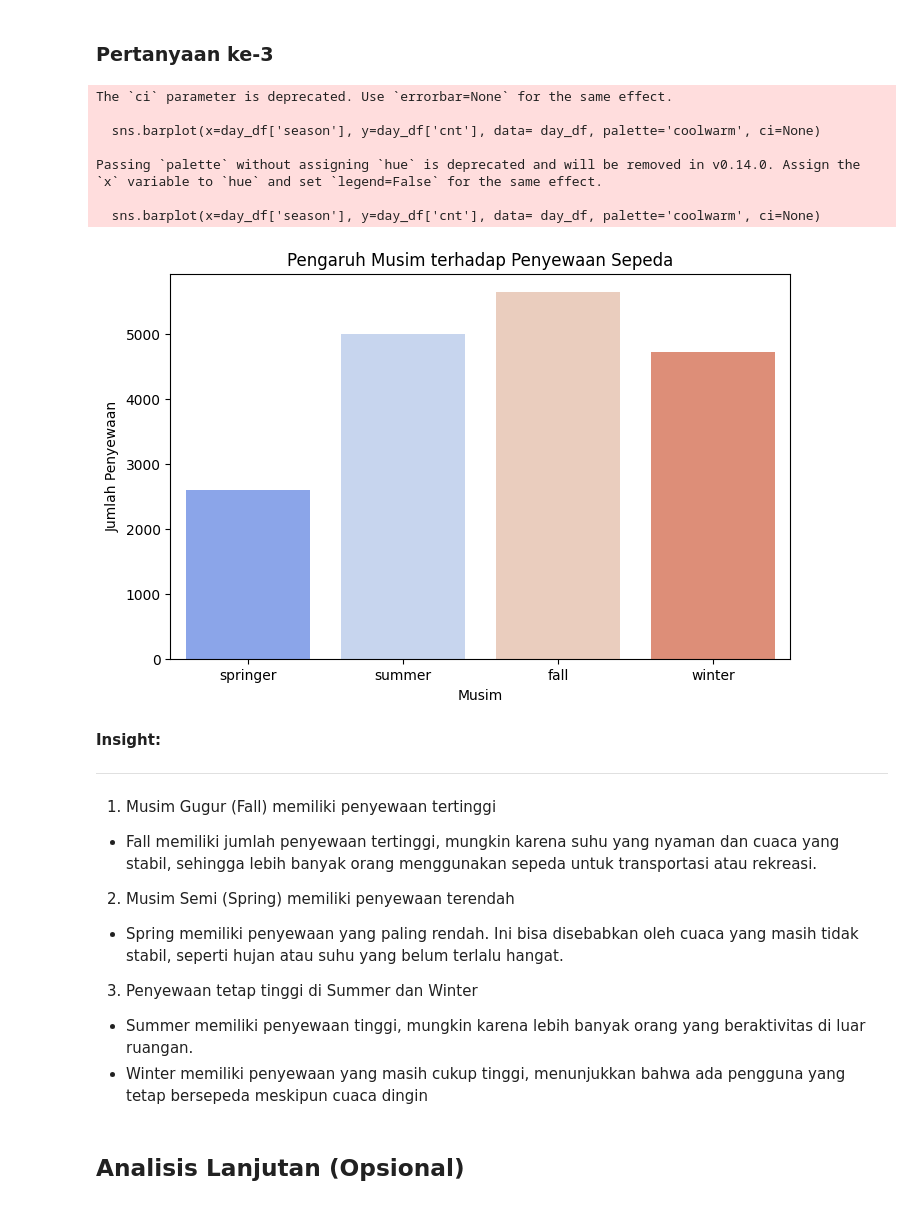
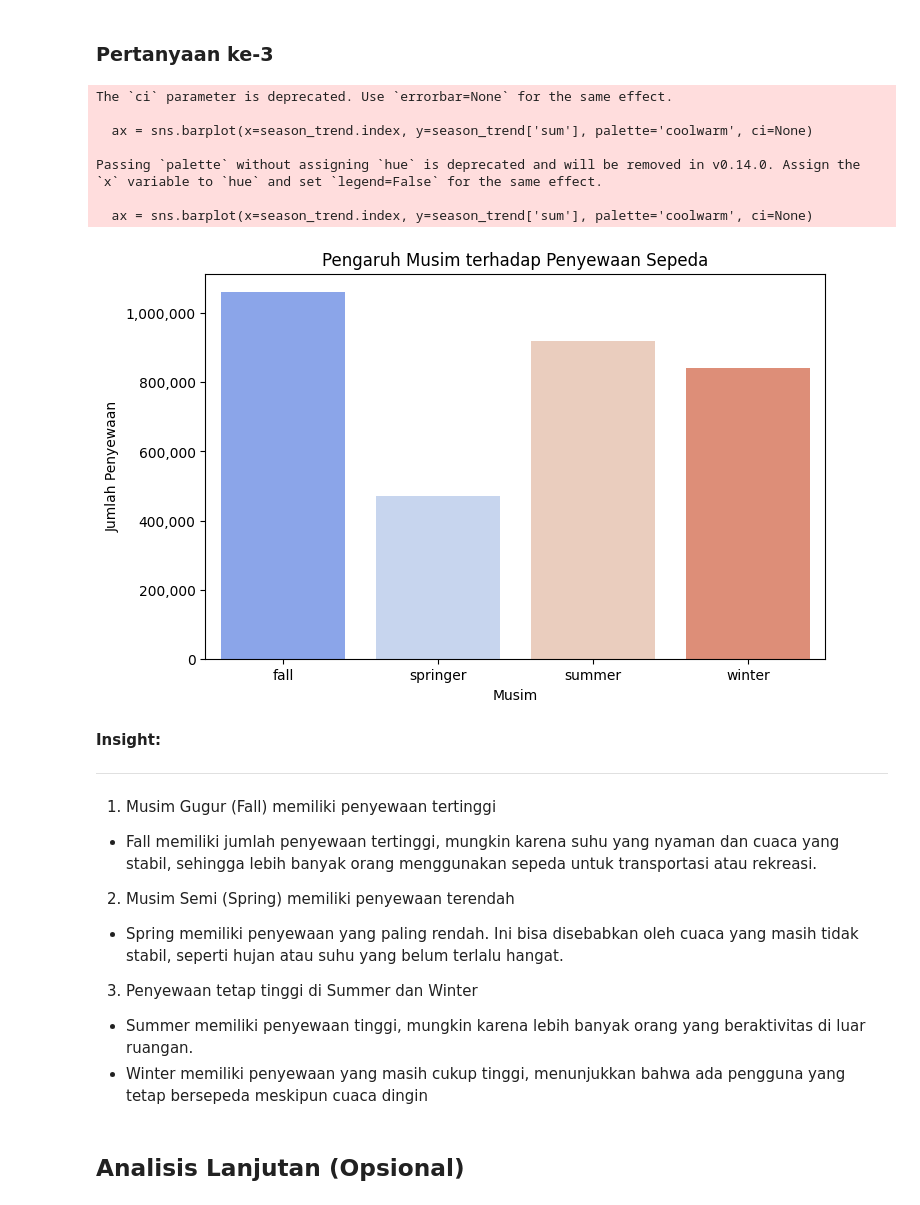
Before and after one commit to FadhlanDza1/Analysis-Data_-biker-Sharing_dicoding, a Jupyter notebook: Proyek_Analisis_Data.ipynb, the cells around one changed output. Drawn from its saved outputs; the diff is of its cells as text; code cells hidden in the pictures.

```diff
--- a/Proyek_Analisis_Data.ipynb
+++ b/Proyek_Analisis_Data.ipynb
@@ -161,17 +164,21 @@ weather_map = {
     4: 'Heavy_rainsnow'
 }
 day_df['weathersit'] = day_df['weathersit'].map(weather_map)
-# %%
-def classify_humidity(humidity):
-    if humidity < 45:
-        return "Terlalu kering"
-    elif humidity >= 45 and humidity < 65:
-        return "Ideal"
-    else:
-        return "Terlalu Lembab"
-
-
-day_df["humidity_category"] = day_df["hum"].apply(classify_humidity)
+# %%
+#Transformasi Data
+montly_map = {1: 'Jan',
+              2: 'Feb',
+              3: 'Mar',
+              4: 'Apr',
+              5: 'May',
+              6: 'Jun',
+                7: 'Jul',
+              8: 'Aug',
+              9: 'Sep',
+              10: 'Oct',
+              11: 'Nov',
+              12: 'Dec'}
+day_df['mnth'] = day_df['mnth'].map(montly_map)
 # %%
 day_df
 # %% [output]
@@ -235,0 +296,6 @@ day_df.describe(include='all')
+# %%
+season_trend = day_df.groupby('season')['cnt'].agg(
+    ['sum', 'mean', 'median', 'std']
+)
+
+season_trend
@@ -299,20 +392,21 @@ Passing `palette` without assigning `hue` is deprecated and will be removed in v
 ### Pertanyaan ke-3
 # %%
 plt.figure(figsize=(8,5))
-sns.barplot(x=day_df['season'], y=day_df['cnt'], data= day_df, palette='coolwarm', ci=None)
+ax = sns.barplot(x=season_trend.index, y=season_trend['sum'], palette='coolwarm', ci=None)
 plt.xlabel("Musim")
 plt.ylabel("Jumlah Penyewaan")
 plt.title("Pengaruh Musim terhadap Penyewaan Sepeda")
+ax.yaxis.set_major_formatter(ticker.FuncFormatter(lambda x, pos: f'{int(x):,}'))
 plt.show()
 # %% [output]
 The `ci` parameter is deprecated. Use `errorbar=None` for the same effect.
 
-  sns.barplot(x=day_df['season'], y=day_df['cnt'], data= day_df, palette='coolwarm', ci=None)
+  ax = sns.barplot(x=season_trend.index, y=season_trend['sum'], palette='coolwarm', ci=None)
 
 Passing `palette` without assigning `hue` is deprecated and will be removed in v0.14.0. Assign the `x` variable to `hue` and set `legend=False` for the same effect.
 
-  sns.barplot(x=day_df['season'], y=day_df['cnt'], data= day_df, palette='coolwarm', ci=None)
+  ax = sns.barplot(x=season_trend.index, y=season_trend['sum'], palette='coolwarm', ci=None)
-[figure, old version]
+[figure, new version]
 # %% [markdown]
 **Insight:**
 
@@ -328,7 +422,7 @@ Passing `palette` without assigning `hue` is deprecated and will be removed in v
 
 3. Penyewaan tetap tinggi di Summer dan Winter
  * Summer memiliki penyewaan tinggi, mungkin karena lebih banyak orang yang beraktivitas di luar ruangan.
-* Winter memiliki penyewaan yang masih cukup tinggi, menunjukkan bahwa ada pengguna yang tetap bersepeda meskipun cuaca dingin
+ * Winter memiliki penyewaan yang masih cukup tinggi, menunjukkan bahwa ada pengguna yang tetap bersepeda meskipun cuaca dingin
 # %% [markdown]
 ## Analisis Lanjutan (Opsional)
 # %% [markdown]
```
Also changed, not shown: parts of 27 cells of this notebook, 4 other files.
